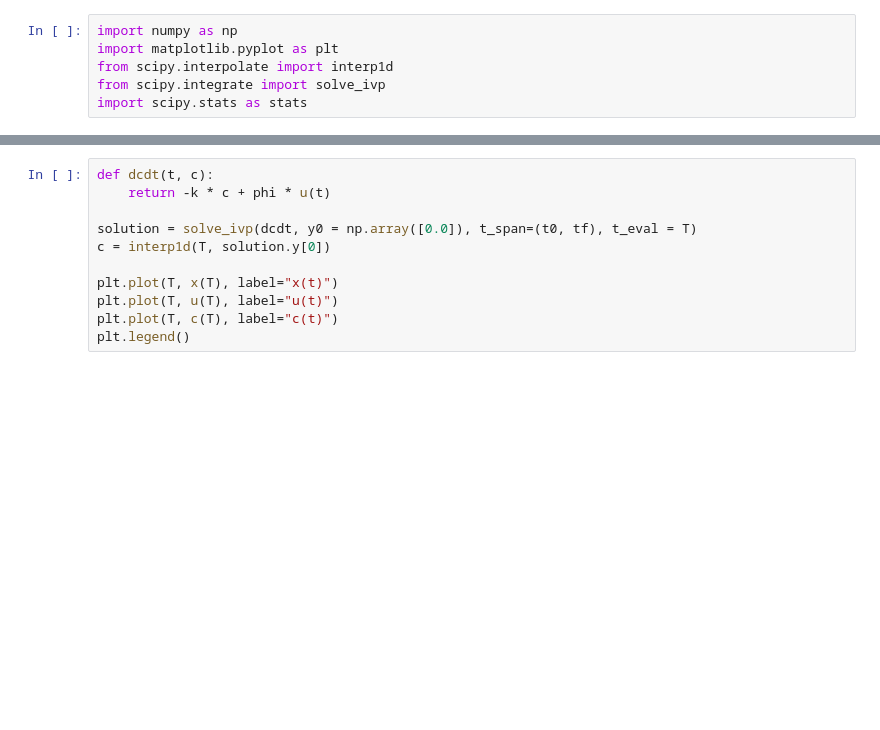
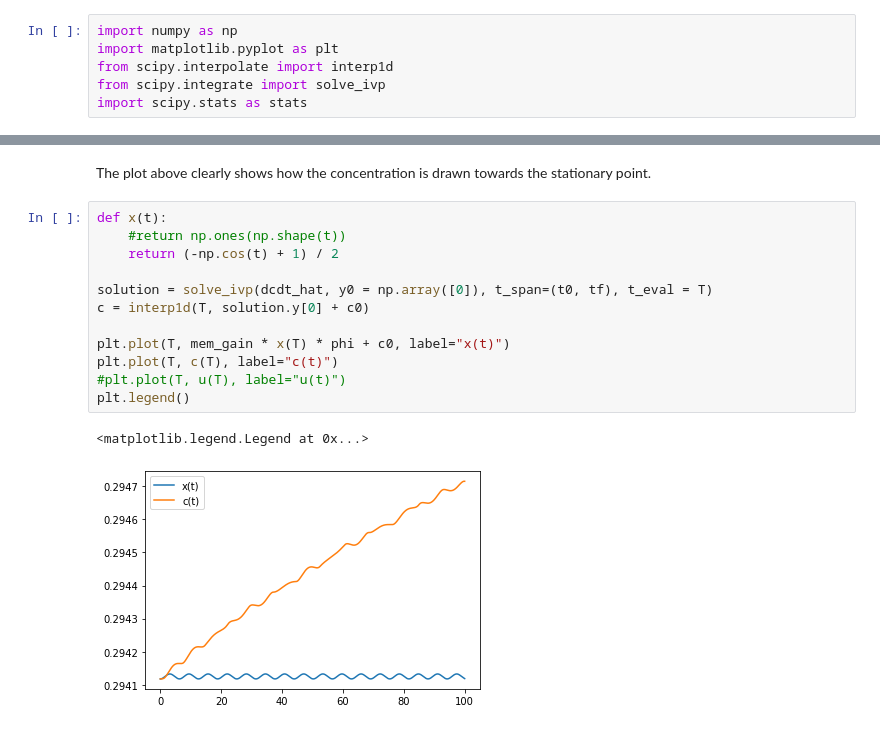
Before and after one commit to nilsceberg/path-integration-memory, a Jupyter notebook: notebooks/dye.ipynb, the cells around one changed output, grey strips where cells are left out. Cells and saved outputs as stored; diff of their text form; blank space fills up the shorter version.

```diff
--- a/notebooks/dye.ipynb
+++ b/notebooks/dye.ipynb
@@ -64,11 +110,17 @@ plt.legend()
+# %% [markdown]
+The plot above clearly shows how the concentration is drawn towards the stationary point.
 # %%
-def dcdt(t, c):
-    return -k * c + phi * u(t)
+def x(t):
+    #return np.ones(np.shape(t))
+    return (-np.cos(t) + 1) / 2
 
-solution = solve_ivp(dcdt, y0 = np.array([0.0]), t_span=(t0, tf), t_eval = T)
-c = interp1d(T, solution.y[0])
+solution = solve_ivp(dcdt_hat, y0 = np.array([0]), t_span=(t0, tf), t_eval = T)
+c = interp1d(T, solution.y[0] + c0)
 
-plt.plot(T, x(T), label="x(t)")
-plt.plot(T, u(T), label="u(t)")
+plt.plot(T, mem_gain * x(T) * phi + c0, label="x(t)")
 plt.plot(T, c(T), label="c(t)")
+#plt.plot(T, u(T), label="u(t)")
 plt.legend()
+# %% [output]
+<matplotlib.legend.Legend at 0x...>
+[figure, added]
```
Also changed, not shown: parts of 9 cells of this notebook.
